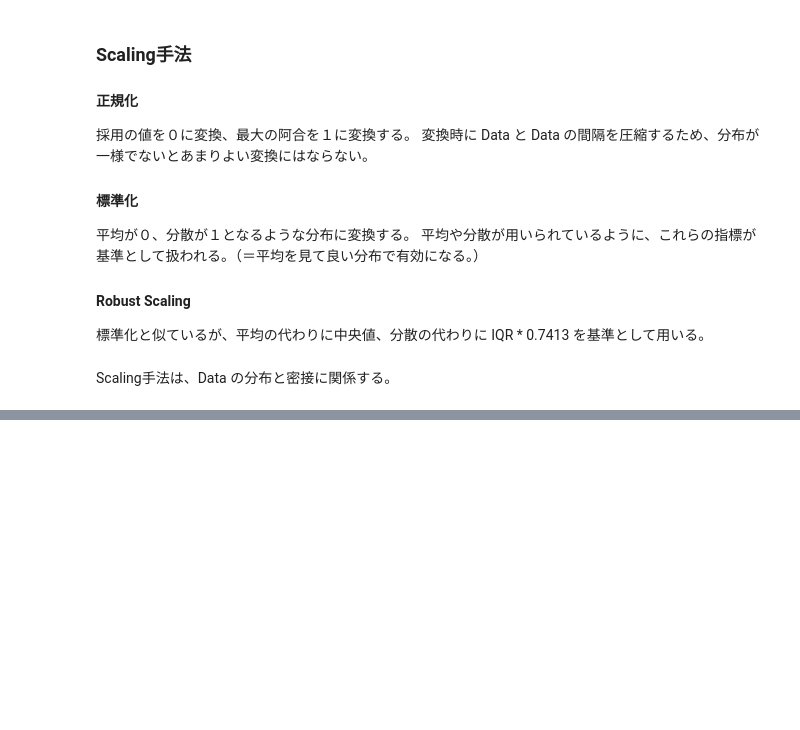
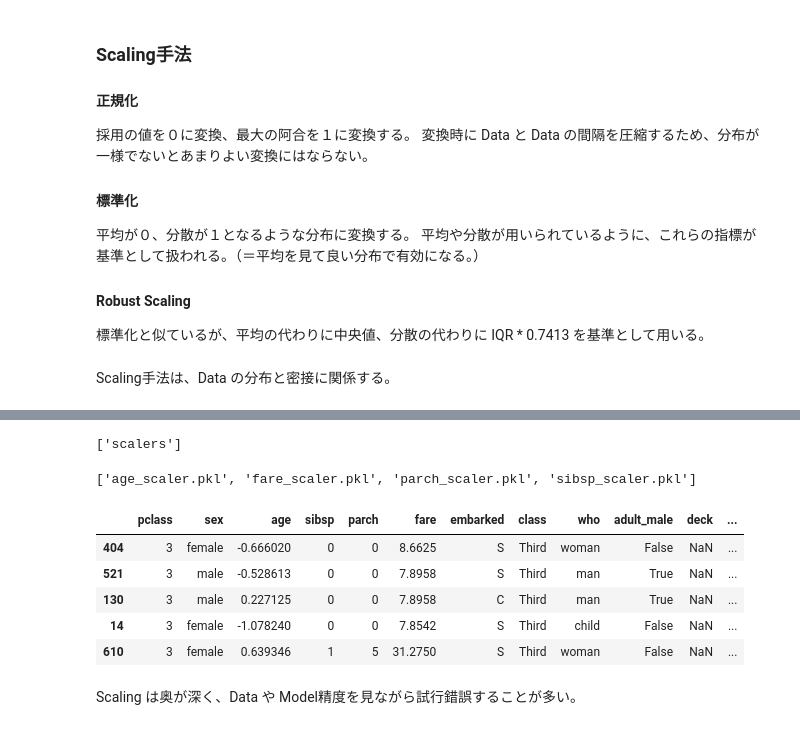
Before and after one commit to 1024xx4/100_Data_processing--visualization, a Jupyter notebook: ml_preprocessing.ipynb, the cells around one changed output, grey strips where cells are left out. Saved outputs shown, nothing was run; the diff lists cells and outputs as text; code cells hidden in the pictures; blank space fills up the shorter version.

Commit message:
Scale: Scaler を保存する#13

```diff
--- a/ml_preprocessing.ipynb
+++ b/ml_preprocessing.ipynb
@@ -453,0 +460,40 @@ Scaling手法は、Data の分布と密接に関係する。
+# %%
+import os
+os.makedirs('dump/scalers/', exist_ok=1)  # os.makedirsで Directory を作成。
+os.listdir('dump')  # os.os.listdir() で Directory が作成されているか確認。
+# %% [output]
+['scalers']
+# %%
+import pickle  # Module の import
+with open('dump/scalers/age_scaler.pkl', mode='wb') as f:  # with open で pickle file を開く
+    pickle.dump(age_scaler, f)  # pickle.dump() で保存
+
+os.listdir('dump/scalers')
+# %% [output]
+['age_scaler.pkl', 'fare_scaler.pkl', 'parch_scaler.pkl', 'sibsp_scaler.pkl']
+# %%
+with open('dump/scalers/sibsp_scaler.pkl', mode='wb') as f:  # with open で pickle file を開く
+    pickle.dump(sibsp_scaler, f)  # pickle.dump() で保存
+
+with open('dump/scalers/parch_scaler.pkl', mode='wb') as f:  # with open で pickle file を開く
+    pickle.dump(parch_scaler, f)  # pickle.dump() で保存
+
+with open('dump/scalers/fare_scaler.pkl', mode='wb') as f:  # with open で pickle file を開く
+    pickle.dump(fare_scaler, f)  # pickle.dump() で保存
+# %%
+# 保存した scaler を読み込んで使用できることを確認する
+with open('dump/scalers/age_scaler.pkl', mode='rb') as f:  # with open で pickle file を開く
+    age_scaler = pickle.load(f)  # pickle.pickle.load() で保存されている scaler を読み込む
+
+age_scaled = test_ds.copy()  # 変数に Test data を copy
+age_scaled['age'] = age_scaler.transform(age_scaled['age'].values.reshape(-1, 1))  # StandardScaler.transform() で age列の Data を標準化
+age_scaled.head()  # age column に着目
+# %% [output]
+|  | pclass | sex | age | sibsp | parch | fare | embarked | class | who | adult_male | deck | ... |
+| 404 | 3 | female | -0.666020 | 0 | 0 | 8.6625 | S | Third | woman | False | NaN | ... |
+| 521 | 3 | male | -0.528613 | 0 | 0 | 7.8958 | S | Third | man | True | NaN | ... |
+| 130 | 3 | male | 0.227125 | 0 | 0 | 7.8958 | C | Third | man | True | NaN | ... |
+| 14 | 3 | female | -1.078240 | 0 | 0 | 7.8542 | S | Third | child | False | NaN | ... |
+| 610 | 3 | female | 0.639346 | 1 | 5 | 31.2750 | S | Third | woman | False | NaN | ... |
+# %% [markdown]
+Scaling は奥が深く、Data や Model精度を見ながら試行錯誤することが多い。
```
Also changed, not shown: parts of 1 cell of this notebook, 4 other files.
